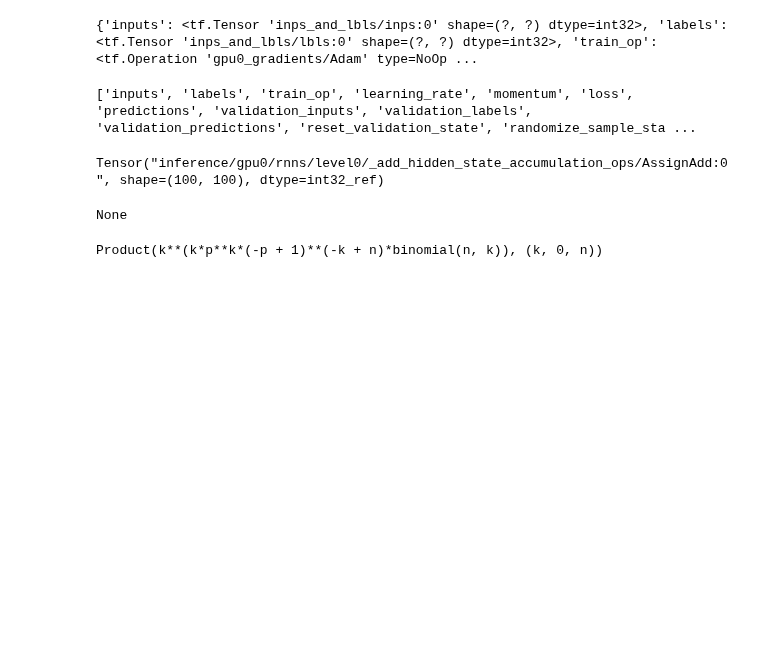
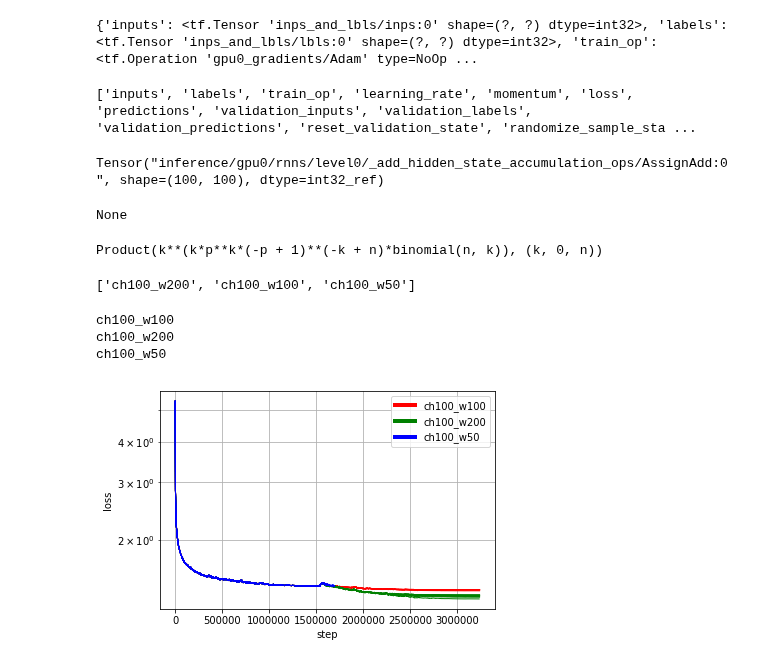
Before and after one commit to deeppavlov/h-elmo, a Jupyter notebook: main.ipynb, the cells around one changed output. Saved outputs shown, nothing was run; the diff lists cells and outputs as text; code cells hidden in the pictures; blank space fills up the shorter version.

Commit message:
add best legend location

```diff
--- a/main.ipynb
+++ b/main.ipynb
@@ -2311,0 +2378,38 @@ def plot_groups_of_lines(
+# %%
+from collections import OrderedDict
+
+prefix = 'expres/resrnn/word/restore_tt'
+postfix = 'results_joined/loss_valid.txt'
+
+nets = ['ch100_w200', 'ch100_w100', 'ch100_w50']
+numbers = list(range(10))
+
+groups_of_file_names = OrderedDict()
+for net in nets:
+    groups_of_file_names[net] = []
+    for i in numbers:
+        file_name = os.path.join(prefix, net, str(i), postfix)
+        groups_of_file_names[net].append(file_name)
+
+print(list(groups_of_file_names.keys()))
+# %% [output]
+['ch100_w200', 'ch100_w100', 'ch100_w50']
+# %%
+main(
+    groups_of_file_names,
+    ['red', 'green', 'blue'],
+    1,
+    'step',
+    'loss',
+    'linear',
+    'log',
+    'best',
+    900,
+    None,
+    True
+)
+# %% [output]
+ch100_w100
+ch100_w200
+ch100_w50
+[figure, added]
```
Also changed, not shown: parts of 1 cell of this notebook, 1 other file.
